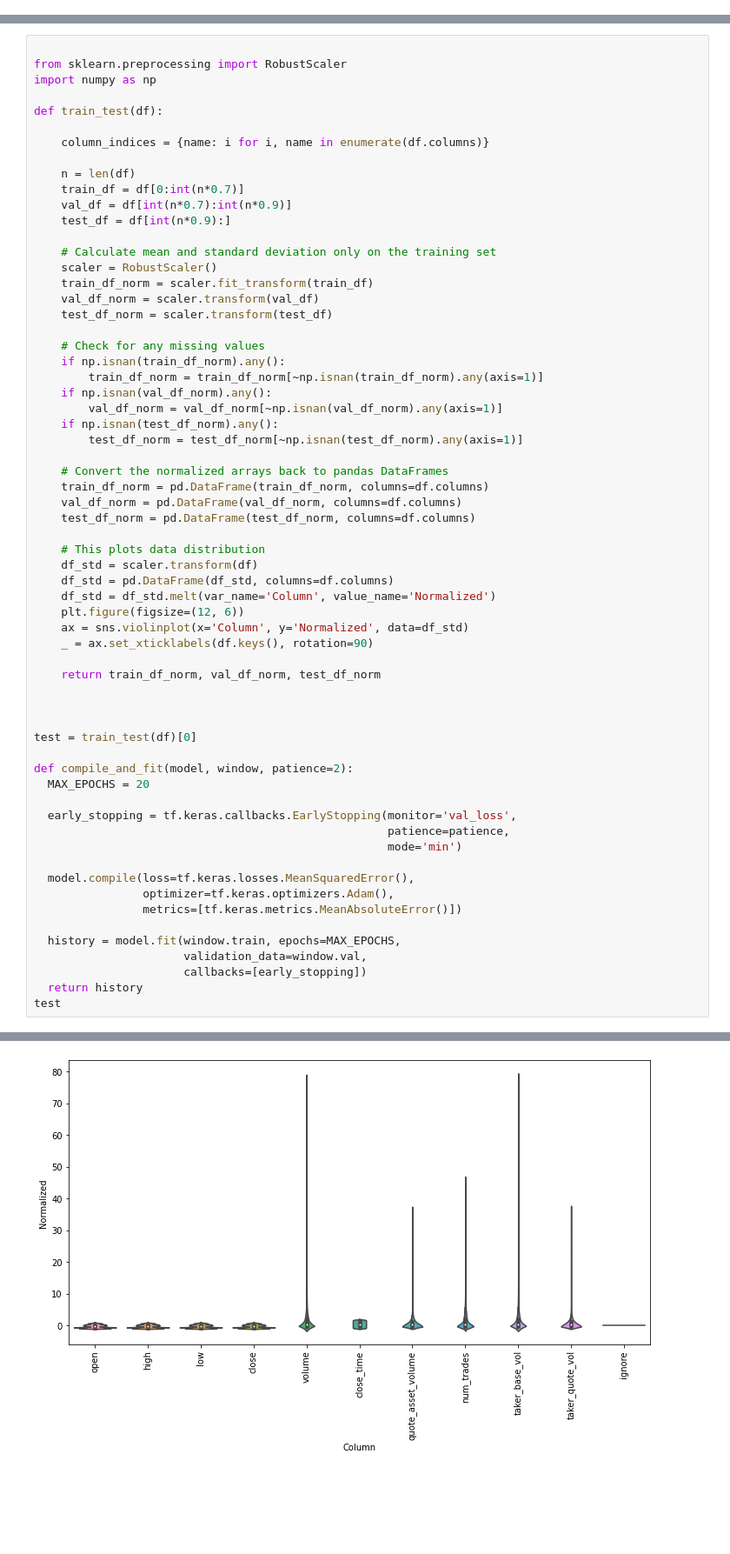
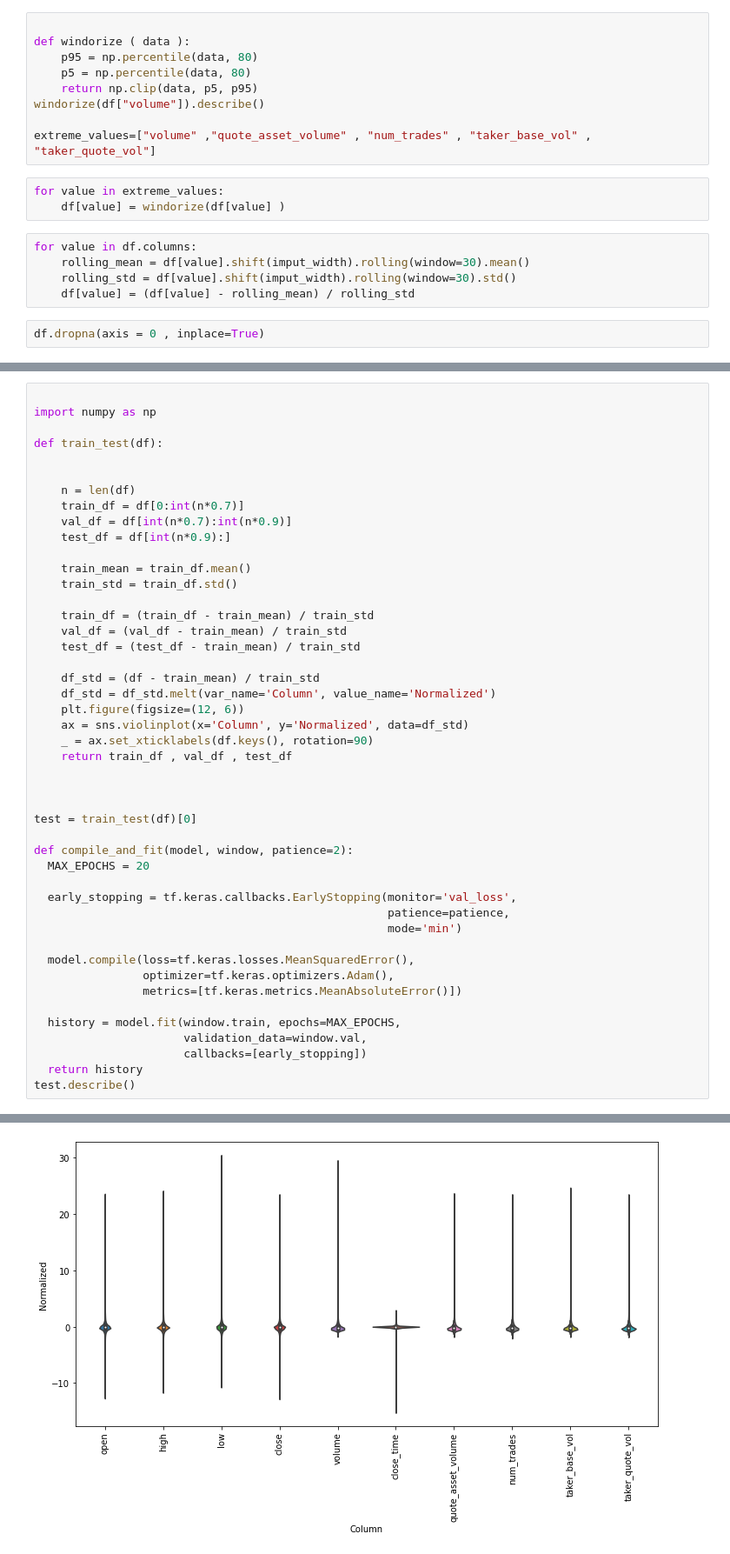
Before and after one commit to alice1989123/btc_forecast, a Jupyter notebook: btc_forecast.ipynb, the cells around one changed output, grey strips where cells are left out. Shown: that part at 87% size. Saved outputs shown, nothing was run; the diff lists cells and outputs as text; blank space fills up the shorter version.

```diff
--- a/btc_forecast.ipynb
+++ b/btc_forecast.ipynb
@@ -74 +101,20 @@ df.head()
+# %%
+
+def windorize ( data ):
+    p95 = np.percentile(data, 80)
+    p5 = np.percentile(data, 80)
+    return np.clip(data, p5, p95)
+windorize(df["volume"]).describe()
+
+extreme_values=["volume" ,"quote_asset_volume" , "num_trades" , "taker_base_vol" , "taker_quote_vol"]
+# %%
+for value in extreme_values:
+    df[value] = windorize(df[value] )
+# %%
+for value in df.columns:
+    rolling_mean = df[value].shift(imput_width).rolling(window=30).mean()
+    rolling_std = df[value].shift(imput_width).rolling(window=30).std()
+    df[value] = (df[value] - rolling_mean) / rolling_std
+# %%
+df.dropna(axis = 0 , inplace=True)
 # %%
@@ -227,46 +286,29 @@ WindowGenerator.test = test
 WindowGenerator.example = example
 # %%
 
-from sklearn.preprocessing import RobustScaler
 import numpy as np
 
 def train_test(df):
 
-    column_indices = {name: i for i, name in enumerate(df.columns)}
 
     n = len(df)
     train_df = df[0:int(n*0.7)]
     val_df = df[int(n*0.7):int(n*0.9)]
     test_df = df[int(n*0.9):]
 
-    # Calculate mean and standard deviation only on the training set
-    scaler = RobustScaler()
-    train_df_norm = scaler.fit_transform(train_df)
-    val_df_norm = scaler.transform(val_df)
-    test_df_norm = scaler.transform(test_df)
+    train_mean = train_df.mean()
+    train_std = train_df.std()
 
-    # Check for any missing values
-    if np.isnan(train_df_norm).any():
-        train_df_norm = train_df_norm[~np.isnan(train_df_norm).any(axis=1)]
-    if np.isnan(val_df_norm).any():
-        val_df_norm = val_df_norm[~np.isnan(val_df_norm).any(axis=1)]
-    if np.isnan(test_df_norm).any():
-        test_df_norm = test_df_norm[~np.isnan(test_df_norm).any(axis=1)]
+    train_df = (train_df - train_mean) / train_std
+    val_df = (val_df - train_mean) / train_std
+    test_df = (test_df - train_mean) / train_std
 
-    # Convert the normalized arrays back to pandas DataFrames
-    train_df_norm = pd.DataFrame(train_df_norm, columns=df.columns)
-    val_df_norm = pd.DataFrame(val_df_norm, columns=df.columns)
-    test_df_norm = pd.DataFrame(test_df_norm, columns=df.columns)
-
-    # This plots data distribution
-    df_std = scaler.transform(df)
-    df_std = pd.DataFrame(df_std, columns=df.columns)
+    df_std = (df - train_mean) / train_std
     df_std = df_std.melt(var_name='Column', value_name='Normalized')
     plt.figure(figsize=(12, 6))
     ax = sns.violinplot(x='Column', y='Normalized', data=df_std)
     _ = ax.set_xticklabels(df.keys(), rotation=90)
-
-    return train_df_norm, val_df_norm, test_df_norm
+    return train_df , val_df , test_df
 
 
 
@@ -287,6 +329,6 @@ def compile_and_fit(model, window, patience=2):
                       validation_data=window.val,
                       callbacks=[early_stopping])
   return history
-test
+test.describe()
 # %% [output]
 |  | open | high | low | close | volume | close_time | quote_asset_volume | num_trades | ... |
@@ -305 +343 @@ test
-[figure, old version]
+[figure, new version]
```
Also changed, not shown: parts of 29 cells of this notebook, 2 other files.
